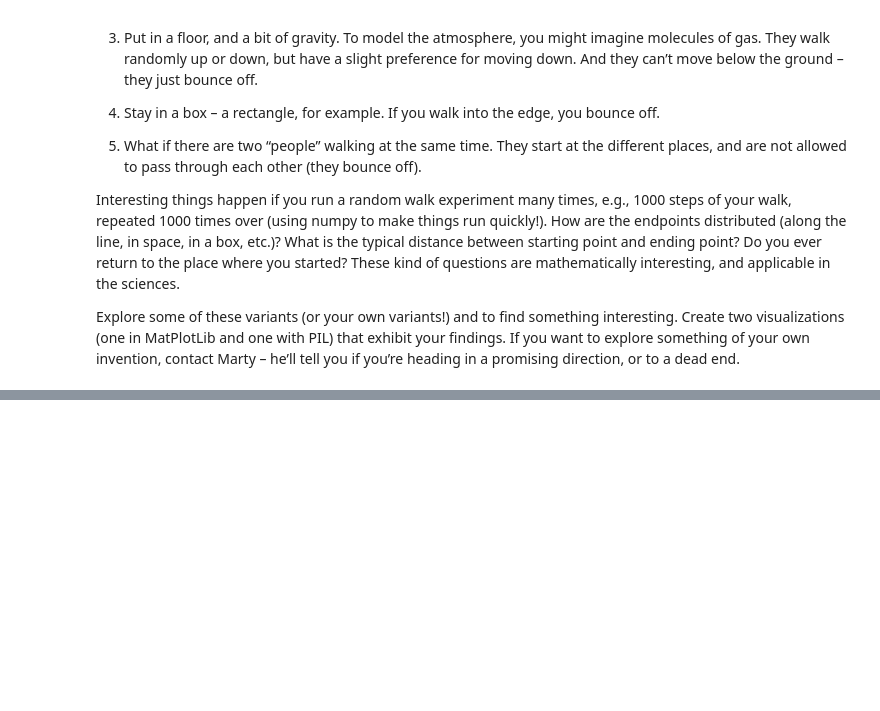
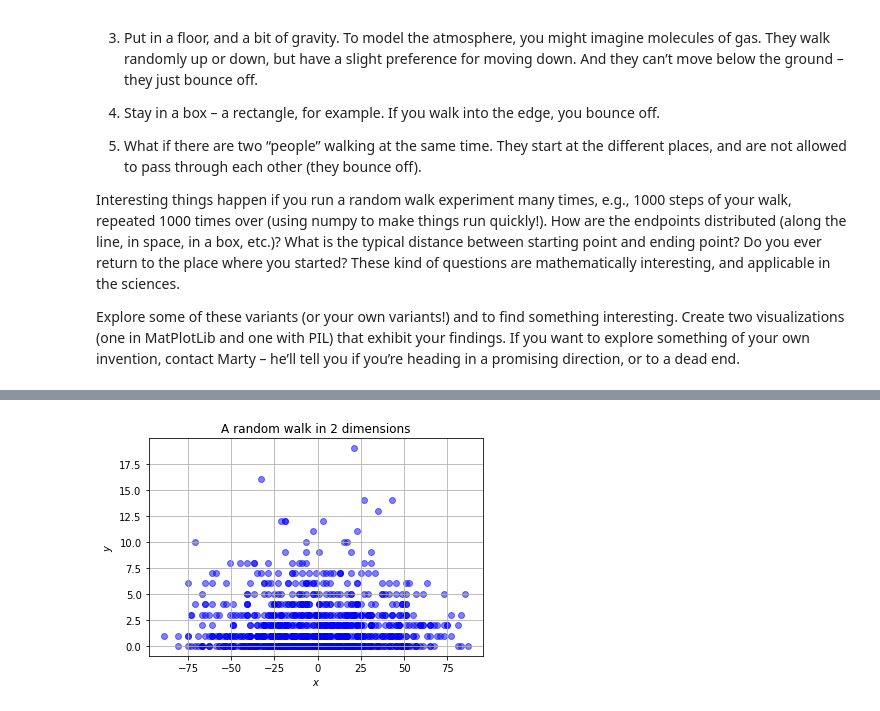
Before and after one commit to JiaqiZhang1/Math-152, a Jupyter notebook: Exploration2_Guide.ipynb, the cells around one changed output, grey strips where cells are left out. Cells and saved outputs as stored; diff of their text form; code cells hidden in the pictures; blank space fills up the shorter version.

```diff
--- a/Exploration2_Guide.ipynb
+++ b/Exploration2_Guide.ipynb
@@ -177,0 +262,42 @@ plt.show()
+# %%
+xlist = np.zeros(1000) # Initialize arrays of zeros.
+ylist = np.zeros(1000)
+
+times = 999
+i = 0
+j = 0
+fxlist = np.zeros(1000)
+fylist = np.zeros(1000)
+
+while j <= times:
+  i = 0
+  x_step = 0
+  y_step = 0
+  for i in range(times):
+      xlist[i] = x_step
+      ylist[i] = y_step
+      direction = np.random.choice(['left', 'right'])
+      if direction == 'left':
+        x_step -= 1
+      elif direction == 'right':
+        x_step += 1
+      direction = np.random.choice(['up', 'down'], p=[0.4, 0.6])
+      if direction == 'up':
+        y_step += 1
+      elif direction == 'down':
+        y_step -= 1
+      if y_step < 0:
+        y_step = 0
+  fxlist[j] = int(x_step)
+  fylist[j] = int(y_step)
+  j += 1
+
+
+plt.scatter(fxlist, fylist, alpha=0.5, c='blue') # label for the legend.
+plt.grid() # A grid might help.
+plt.xlabel('$x$') # Notice the dollar signs... matplotlib understands basic LaTeX in text!
+plt.ylabel('$y$')
+plt.title('A random walk in 2 dimensions')
+plt.show()
+# %% [output]
+[figure, added]
```
Also changed, not shown: parts of 17 cells of this notebook.
